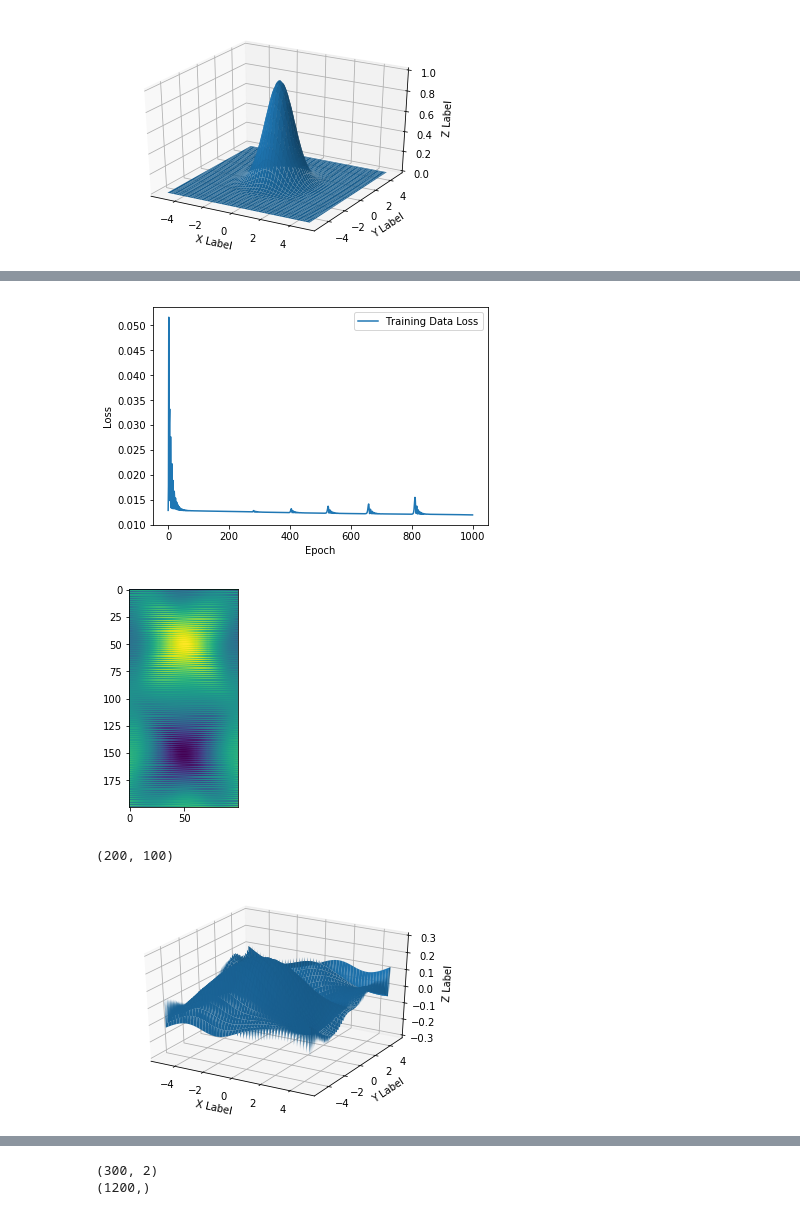
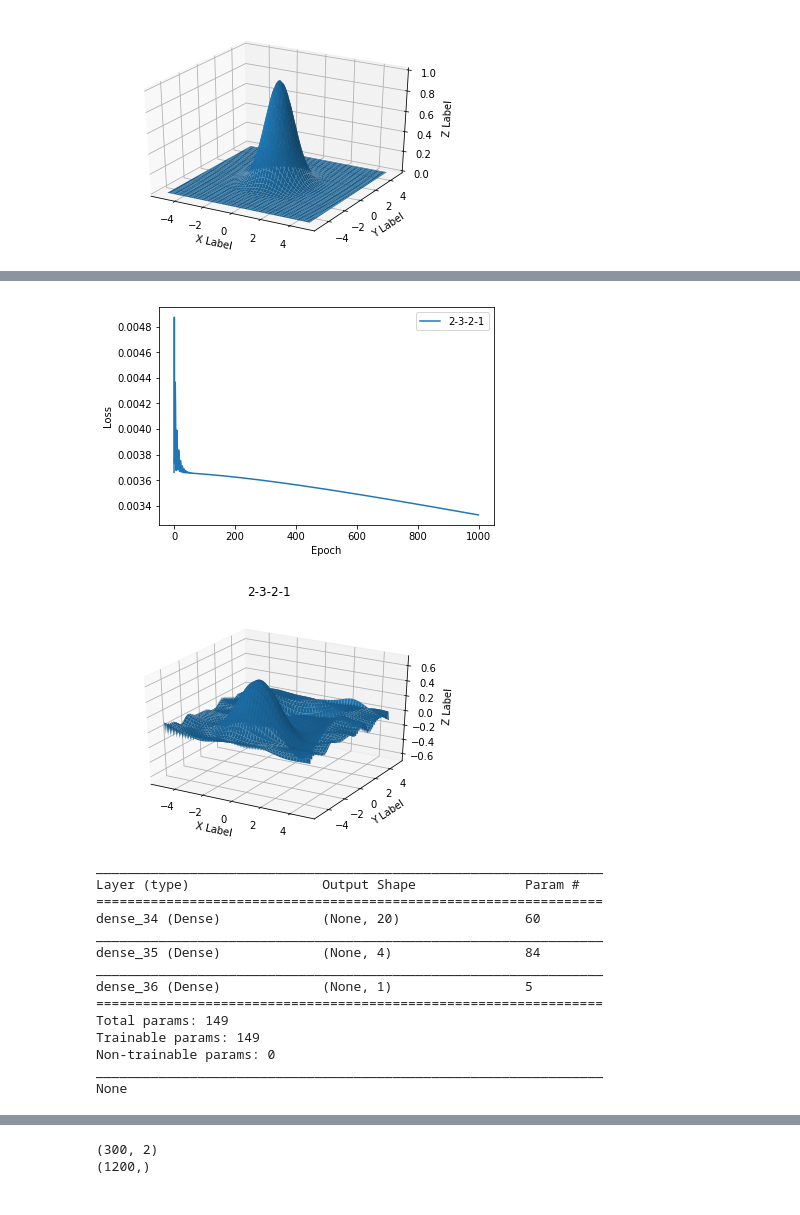
Before and after one commit to vais-ral/CCPi-ML, a Jupyter notebook: Jupyter_Notebooks/Keras_101_3_Layer_Number.ipynb, the cells around one changed output, grey strips where cells are left out. Drawn from its saved outputs; the diff is of its cells as text; code cells hidden in the pictures.

```diff
--- a/Jupyter_Notebooks/Keras_101_3_Layer_Number.ipynb
+++ b/Jupyter_Notebooks/Keras_101_3_Layer_Number.ipynb
@@ -87,7 +91,7 @@ def generateGaussianHillValley(xmin,xmax,ymin,ymax,spacer,sig):
     return features, labels
 
 
-def plotGaussian(labels,xmin,xmax,ymin,ymax,spacerx,spacery):
+def plotGaussian(labels,xmin,xmax,ymin,ymax,spacerx,spacery,label):
     x =np.arange(xmin,xmax, (np.abs(xmin)+np.abs(xmax))/spacerx)
     y = np.arange(ymin, ymax, (np.abs(ymin)+np.abs(ymax))/spacery)
     X, Y = np.meshgrid(x, y)
@@ -95,20 +99,19 @@ def plotGaussian(labels,xmin,xmax,ymin,ymax,spacerx,spacery):
     ax = fig.add_subplot(111, projection='3d')
     gaus = labels.reshape(X.shape)
     ax.plot_surface(X, Y, gaus)
-
-    ax.set_xlabel('X Label')
-    ax.set_ylabel('Y Label')
-    ax.set_zlabel('Z Label')
+    fig.suptitle(label)
+    ax.set_xlabel('X')
+    ax.set_ylabel('Y')
+    ax.set_zlabel('Z')
     plt.show()
 
-def lossPlot(loss):
+def lossPlot(loss,label):
 
     epoch = np.arange(0, len(loss))
-    plt.plot(epoch,loss, label='Training Data Loss')
+    plt.plot(epoch,loss, label=label)
     plt.xlabel('Epoch')
     plt.ylabel('Loss')
     plt.legend()
-    plt.show()
 # %%
 features, labels = generateGaussianHill(-5.0,5.0,-5.0,5.0,100,9)
 #features, labels = generateGaussianHillValley(-5.0,5.0,-5.0,5.0,100,9)
@@ -178,15 +241,38 @@ Non-trainable params: 0
 _________________________________________________________________
 None
 # %%
-model.compile(optimizer=keras.optimizers.Adam(lr=0.01), loss='mean_squared_error', metrics=['binary_accuracy', 'categorical_accuracy'])
+model.compile(optimizer=keras.optimizers.Adam(lr=0.001), loss='mean_squared_error', metrics=['binary_accuracy', 'categorical_accuracy'])
 history = model.fit(features, labels, batch_size=features.shape[0],epochs=1000, verbose=0)
-lossPlot(history.history['loss'])
+lossPlot(history.history['loss'],"2-3-2-1")
+plt.show()
 # %% [output]
-[figure, old version]
+[figure, new version]
 # %%
 z = model.predict(features)
-plotGaussian(z,-5.0,5.0,-5.0,5.0,100,200)
+plotGaussian(z,-5.0,5.0,-5.0,5.0,100,200,'2-3-2-1')
 # %% [output]
-[figure, old version]
+[figure, new version]
-(200, 100)
-[figure, removed]
+# %%
+layers = []
+layers.append(keras.layers.Dense(20, input_dim = 2, activation="tanh"))
+layers.append(keras.layers.Dense(4, input_dim = 2, activation="tanh"))
+
+layers.append(keras.layers.Dense(1, activation="linear"))
+
+model = keras.Sequential(layers)
+print(model.summary())
+# %% [output]
+_________________________________________________________________
+Layer (type)                 Output Shape              Param #
+=================================================================
+dense_34 (Dense)             (None, 20)                60
+_________________________________________________________________
+dense_35 (Dense)             (None, 4)                 84
+_________________________________________________________________
+dense_36 (Dense)             (None, 1)                 5
+=================================================================
+Total params: 149
+Trainable params: 149
+Non-trainable params: 0
+_________________________________________________________________
+None
```
Also changed, not shown: parts of 12 cells of this notebook, 1 other file.
